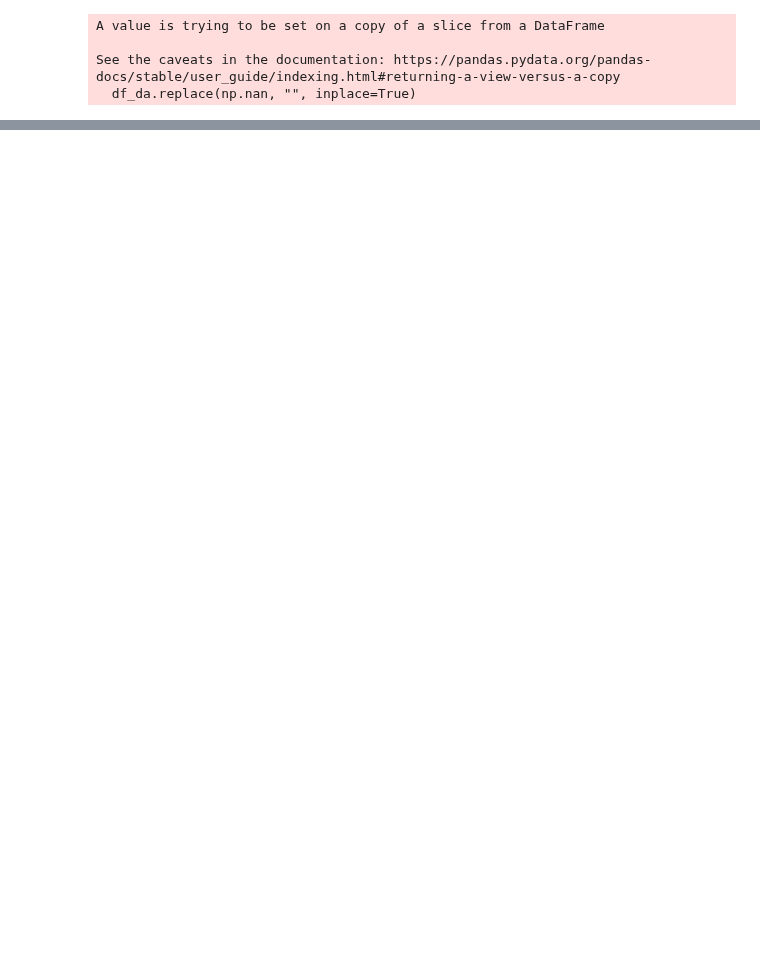
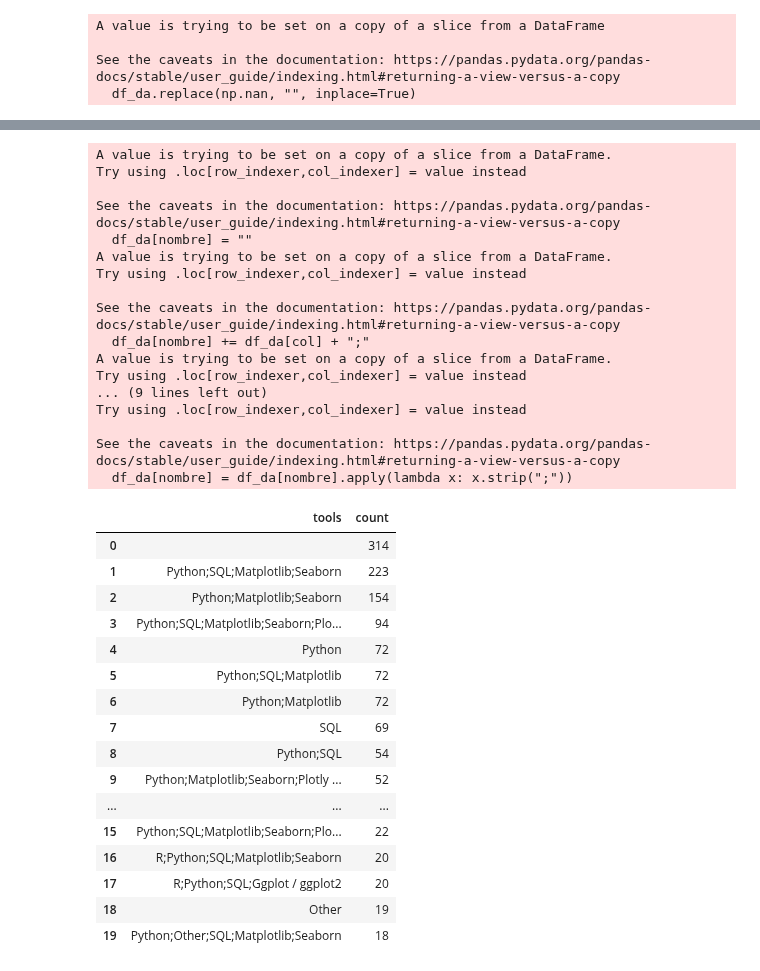
Before and after one commit to Adalab/project-da-promo-d-module-2-team-2-, a Jupyter notebook: notebooks/combinaciones.ipynb, the cells around one changed output, grey strips where cells are left out. Cells and saved outputs as stored; diff of their text form; code cells hidden in the pictures; blank space fills up the shorter version.

```diff
--- a/notebooks/combinaciones.ipynb
+++ b/notebooks/combinaciones.ipynb
@@ -116,0 +96,37 @@ df_combo_counts.head(50)
+# %%
+df_dev_language_vis = columna_combo(['dev_language_', 'visualisation_'], 'combo_dev_lang_vis')
+# %% [output]
+A value is trying to be set on a copy of a slice from a DataFrame.
+Try using .loc[row_indexer,col_indexer] = value instead
+
+See the caveats in the documentation: https://pandas.pydata.org/pandas-docs/stable/user_guide/indexing.html#returning-a-view-versus-a-copy
+  df_da[nombre] = ""
+A value is trying to be set on a copy of a slice from a DataFrame.
+Try using .loc[row_indexer,col_indexer] = value instead
+
+See the caveats in the documentation: https://pandas.pydata.org/pandas-docs/stable/user_guide/indexing.html#returning-a-view-versus-a-copy
+  df_da[nombre] += df_da[col] + ";"
+A value is trying to be set on a copy of a slice from a DataFrame.
+Try using .loc[row_indexer,col_indexer] = value instead
+... (9 lines left out)
+Try using .loc[row_indexer,col_indexer] = value instead
+
+See the caveats in the documentation: https://pandas.pydata.org/pandas-docs/stable/user_guide/indexing.html#returning-a-view-versus-a-copy
+  df_da[nombre] = df_da[nombre].apply(lambda x: x.strip(";"))
+|  | tools | count |
+| 0 |  | 314 |
+| 1 | Python;SQL;Matplotlib;Seaborn | 223 |
+| 2 | Python;Matplotlib;Seaborn | 154 |
+| 3 | Python;SQL;Matplotlib;Seaborn;Plo... | 94 |
+| 4 | Python | 72 |
+| 5 | Python;SQL;Matplotlib | 72 |
+| 6 | Python;Matplotlib | 72 |
+| 7 | SQL | 69 |
+| 8 | Python;SQL | 54 |
+| 9 | Python;Matplotlib;Seaborn;Plotly ... | 52 |
+| ... | ... | ... |
+| 15 | Python;SQL;Matplotlib;Seaborn;Plo... | 22 |
+| 16 | R;Python;SQL;Matplotlib;Seaborn | 20 |
+| 17 | R;Python;SQL;Ggplot / ggplot2 | 20 |
+| 18 | Other | 19 |
+| 19 | Python;Other;SQL;Matplotlib;Seaborn | 18 |
```
Also changed, not shown: parts of 17 cells of this notebook, 2 other files.
